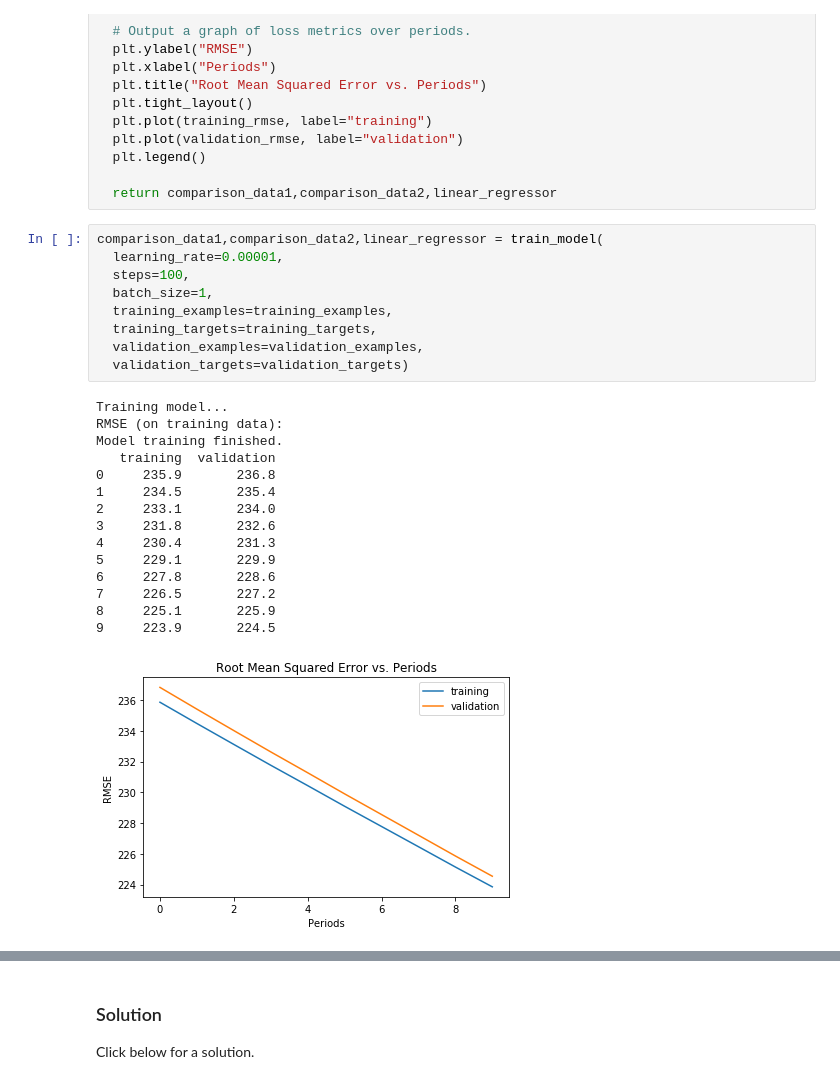
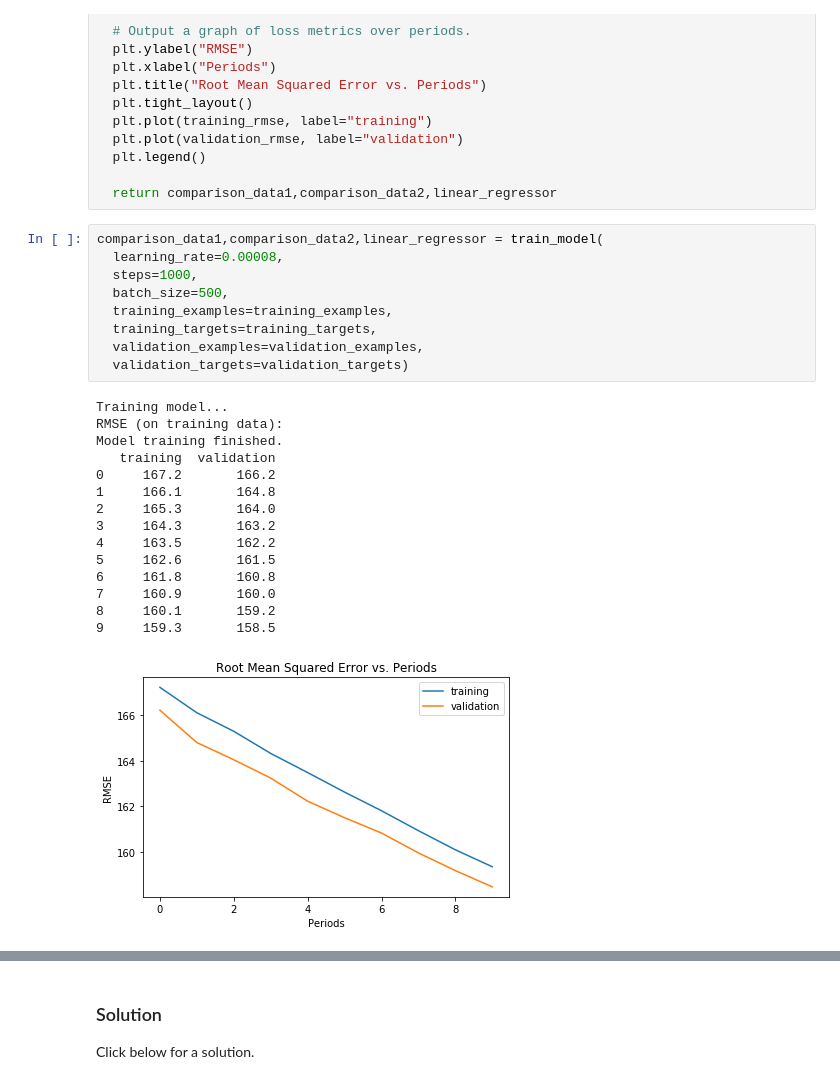
Before and after one commit to GlitchBox/ML-crash-course, a Jupyter notebook: validation.ipynb, the cells around one changed output, grey strips where cells are left out. Saved outputs shown, nothing was run; the diff lists cells and outputs as text.

```diff
--- a/validation.ipynb
+++ b/validation.ipynb
@@ -466,29 +466,29 @@ def train_model(
   return comparison_data1,comparison_data2,linear_regressor
 # %%
 comparison_data1,comparison_data2,linear_regressor = train_model(
-  learning_rate=0.00001,
-  steps=100,
-  batch_size=1,
+  learning_rate=0.00008,
+  steps=1000,
+  batch_size=500,
   training_examples=training_examples,
   training_targets=training_targets,
   validation_examples=validation_examples,
   validation_targets=validation_targets)
 # %% [output]
 Training model...
 RMSE (on training data):
 Model training finished.
    training  validation
-0     235.9       236.8
-1     234.5       235.4
-2     233.1       234.0
-3     231.8       232.6
-4     230.4       231.3
-5     229.1       229.9
-6     227.8       228.6
-7     226.5       227.2
-8     225.1       225.9
-9     223.9       224.5
+0     167.2       166.2
+1     166.1       164.8
+2     165.3       164.0
+3     164.3       163.2
+4     163.5       162.2
+5     162.6       161.5
+6     161.8       160.8
+7     160.9       160.0
+8     160.1       159.2
+9     159.3       158.5
-[figure, old version]
+[figure, new version]
 # %%
 plt.subplot(1,2,1)
 plt.scatter(comparison_data1["training_predictions"],comparison_data1["training_targets"])
```
Also changed, not shown: parts of 12 cells of this notebook.
